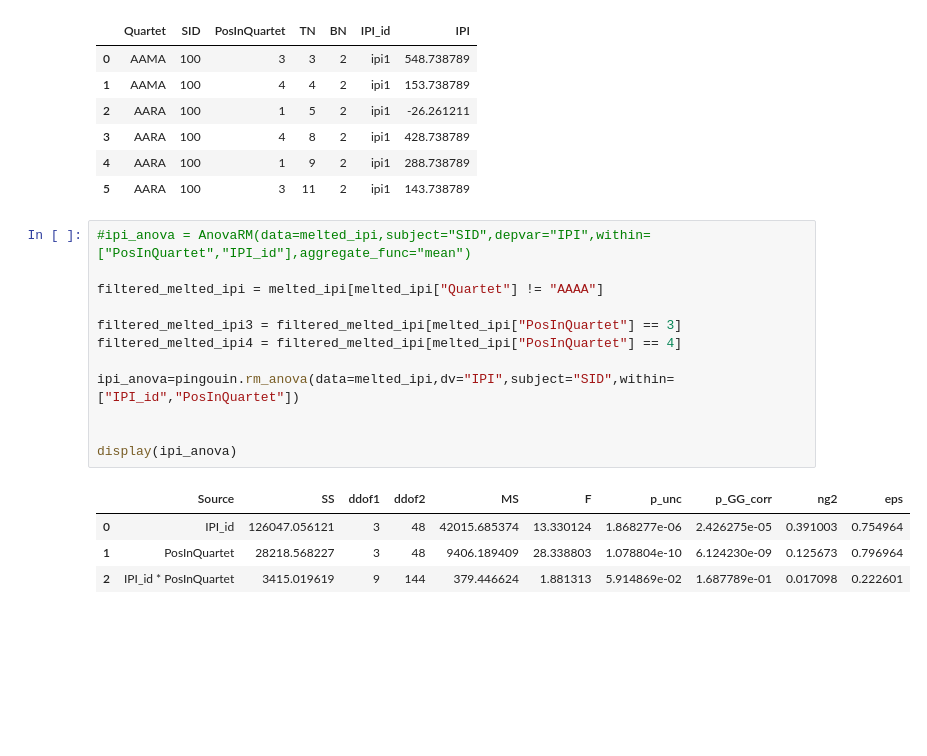
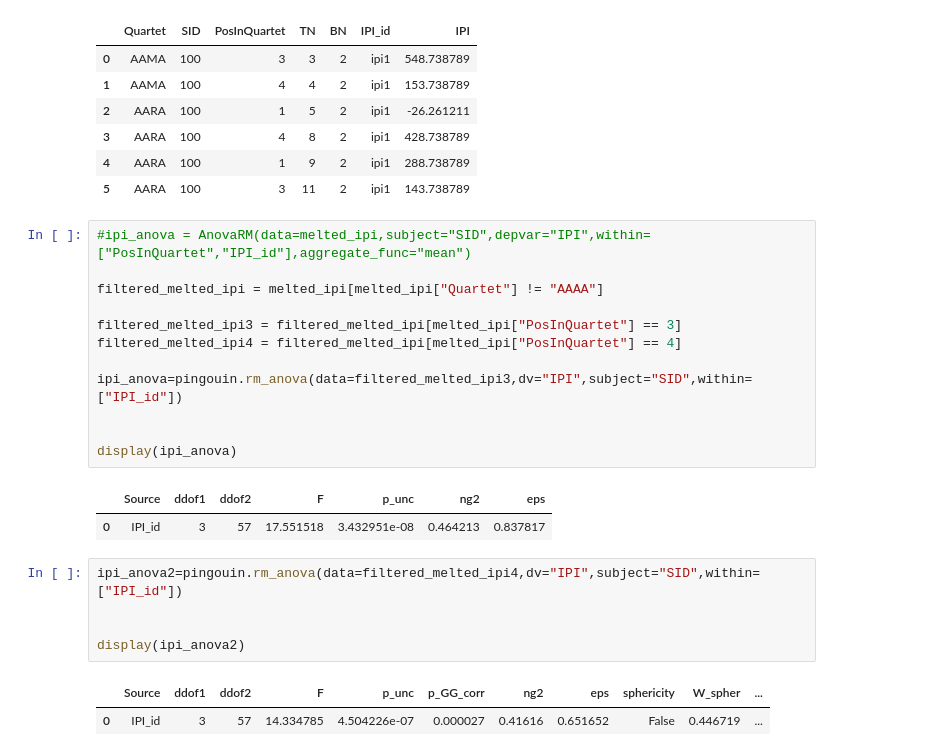
Before and after one commit to AmandaGiselleLily/modified-digit-inteference, a Jupyter notebook: notebooks/Within Subjects ANOVA.ipynb, the cells around one changed output. Saved outputs shown, nothing was run; the diff lists cells and outputs as text; blank space fills up the shorter version.

```diff
--- a/notebooks/Within Subjects ANOVA.ipynb
+++ b/notebooks/Within Subjects ANOVA.ipynb
@@ -61,17 +61,23 @@ melted_ipi.head(6)
 # %%
 #ipi_anova = AnovaRM(data=melted_ipi,subject="SID",depvar="IPI",within=["PosInQuartet","IPI_id"],aggregate_func="mean")
 
 filtered_melted_ipi = melted_ipi[melted_ipi["Quartet"] != "AAAA"]
 
 filtered_melted_ipi3 = filtered_melted_ipi[melted_ipi["PosInQuartet"] == 3]
 filtered_melted_ipi4 = filtered_melted_ipi[melted_ipi["PosInQuartet"] == 4]
 
-ipi_anova=pingouin.rm_anova(data=melted_ipi,dv="IPI",subject="SID",within=["IPI_id","PosInQuartet"])
+ipi_anova=pingouin.rm_anova(data=filtered_melted_ipi3,dv="IPI",subject="SID",within=["IPI_id"])
 
 
 display(ipi_anova)
 # %% [output]
-|  | Source | SS | ddof1 | ddof2 | MS | F | p_unc | p_GG_corr | ng2 | eps |
-| 0 | IPI_id | 126047.056121 | 3 | 48 | 42015.685374 | 13.330124 | 1.868277e-06 | 2.426275e-05 | 0.391003 | 0.754964 |
-| 1 | PosInQuartet | 28218.568227 | 3 | 48 | 9406.189409 | 28.338803 | 1.078804e-10 | 6.124230e-09 | 0.125673 | 0.796964 |
-| 2 | IPI_id * PosInQuartet | 3415.019619 | 9 | 144 | 379.446624 | 1.881313 | 5.914869e-02 | 1.687789e-01 | 0.017098 | 0.222601 |
+|  | Source | ddof1 | ddof2 | F | p_unc | ng2 | eps |
+| 0 | IPI_id | 3 | 57 | 17.551518 | 3.432951e-08 | 0.464213 | 0.837817 |
+# %%
+ipi_anova2=pingouin.rm_anova(data=filtered_melted_ipi4,dv="IPI",subject="SID",within=["IPI_id"])
+
+
+display(ipi_anova2)
+# %% [output]
+|  | Source | ddof1 | ddof2 | F | p_unc | p_GG_corr | ng2 | eps | sphericity | W_spher | ... |
+| 0 | IPI_id | 3 | 57 | 14.334785 | 4.504226e-07 | 0.000027 | 0.41616 | 0.651652 | False | 0.446719 | ... |
```
Also changed, not shown: parts of 2 cells of this notebook, 4 other files.
